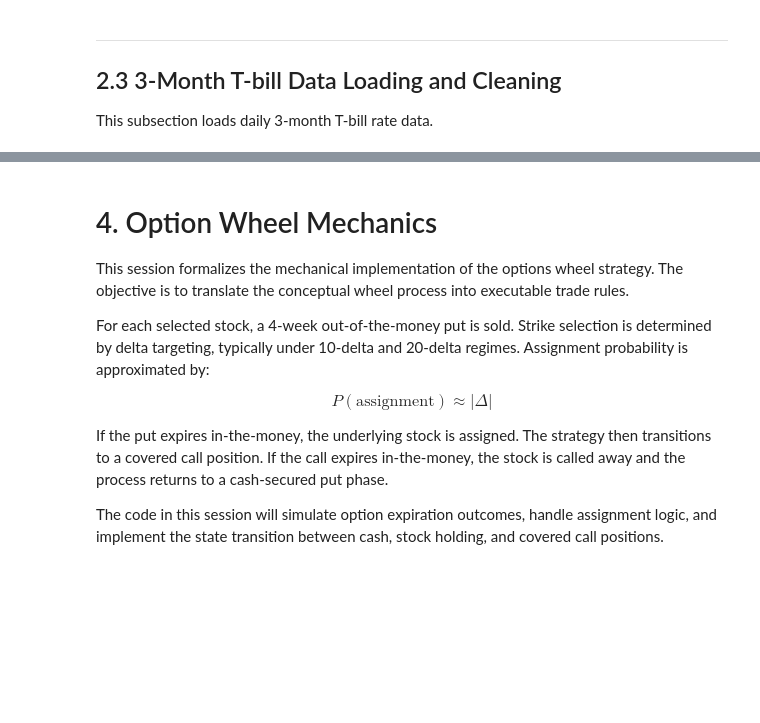
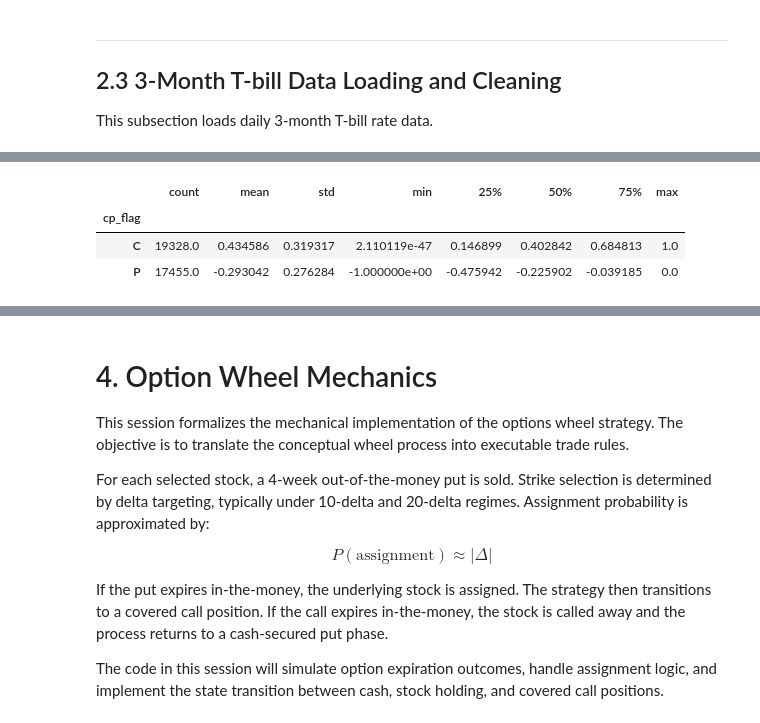
Before and after one commit to lhyxy1109/FINM31500_project, a Jupyter notebook: Project_Draft_template.ipynb, the cells around one changed output, grey strips where cells are left out. Cells and saved outputs as stored; diff of their text form; code cells hidden in the pictures; blank space fills up the shorter version.

Commit message:
Add files via upload
part 3 Option Delta Calculation

```diff
--- a/Project_Draft_template.ipynb
+++ b/Project_Draft_template.ipynb
@@ -498,0 +512,20 @@ This session formalizes the calculation of option delta, which is a critical inp
+# %%
+def black_scholes_delta(S, K, T, r, sigma, cp):
+    if (
+        pd.isna(S) or pd.isna(K) or pd.isna(T)
+        or pd.isna(sigma) or pd.isna(r)
+        or sigma <= 0 or T <= 0
+    ):
+        return np.nan
+
+    # protect against percentage rate input
+    if r > 1:
+        r = r / 100
+
+    d1 = (np.log(S/K) + (r + 0.5*sigma**2)*T) / (sigma*np.sqrt(T))
+
+    if cp == 'C':
+        return norm.cdf(d1)
+
+    if cp == 'P':
+        return norm.cdf(d1) - 1
@@ -498,0 +670,24 @@ This session formalizes the calculation of option delta, which is a critical inp
+# %%
+if __name__ == "__main__":
+
+    OptionTable_rebal = pd.read_parquet("data/OptionTable_rebal.parquet")
+    UnderlyingPrice   = pd.read_parquet("data/UnderlyingPrice.parquet")
+    RiskFree3M        = pd.read_parquet("data/RiskFree3M.parquet")
+
+    OptionTable_delta = compute_option_delta(
+        option_table=OptionTable_rebal,
+        underlying_price=UnderlyingPrice,
+        riskfree_rate=RiskFree3M
+    )
+
+    OptionTable_delta.to_parquet(
+        "OptionTable_withDelta.parquet",
+        index=False
+    )
+# %%
+OptionTable_delta.groupby("cp_flag")["delta"].describe()
+# %% [output]
+|  | count | mean | std | min | 25% | 50% | 75% | max |
+| cp_flag |  |  |  |  |  |  |  |  |
+| C | 19328.0 | 0.434586 | 0.319317 | 2.110119e-47 | 0.146899 | 0.402842 | 0.684813 | 1.0 |
+| P | 17455.0 | -0.293042 | 0.276284 | -1.000000e+00 | -0.475942 | -0.225902 | -0.039185 | 0.0 |
```
Also changed, not shown: parts of 11 cells of this notebook, 1 other file.
